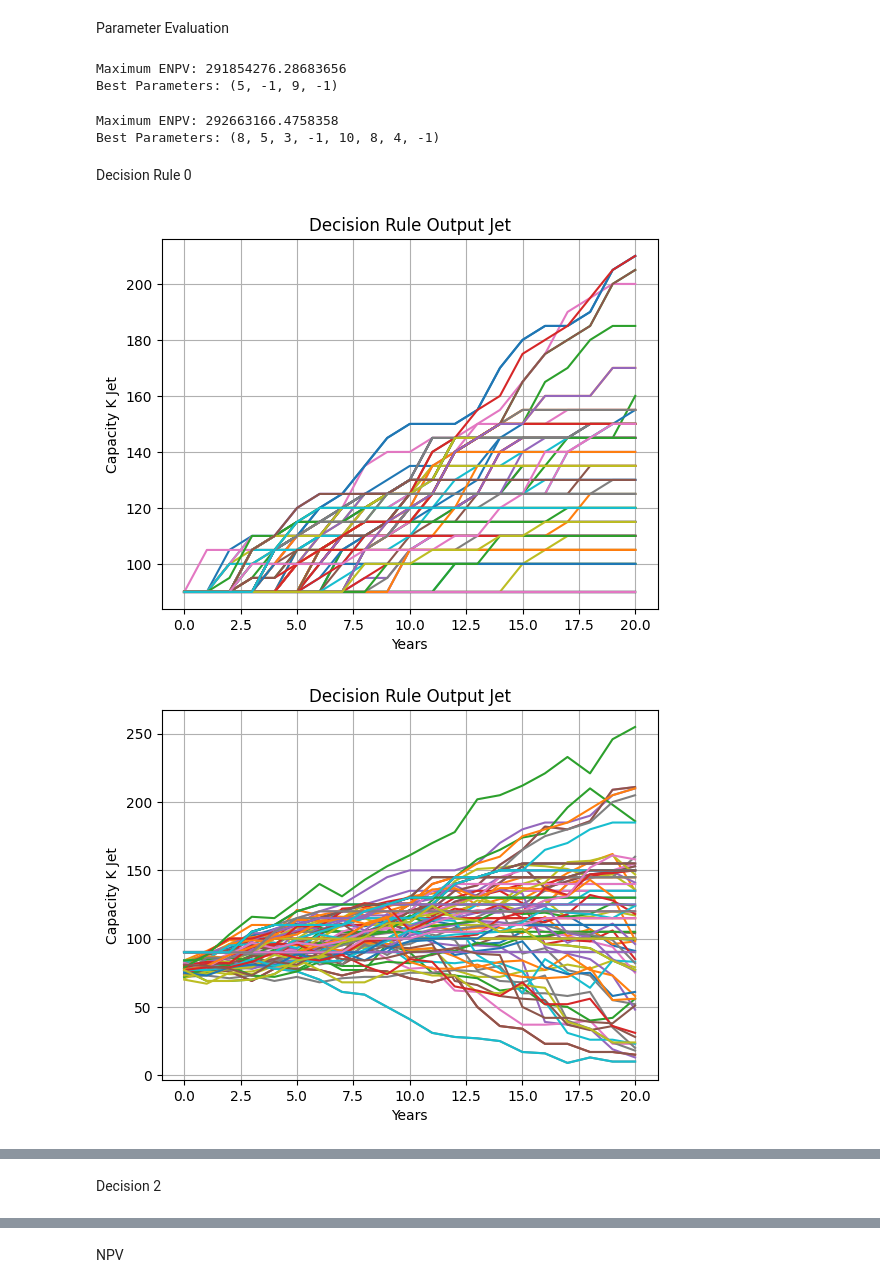
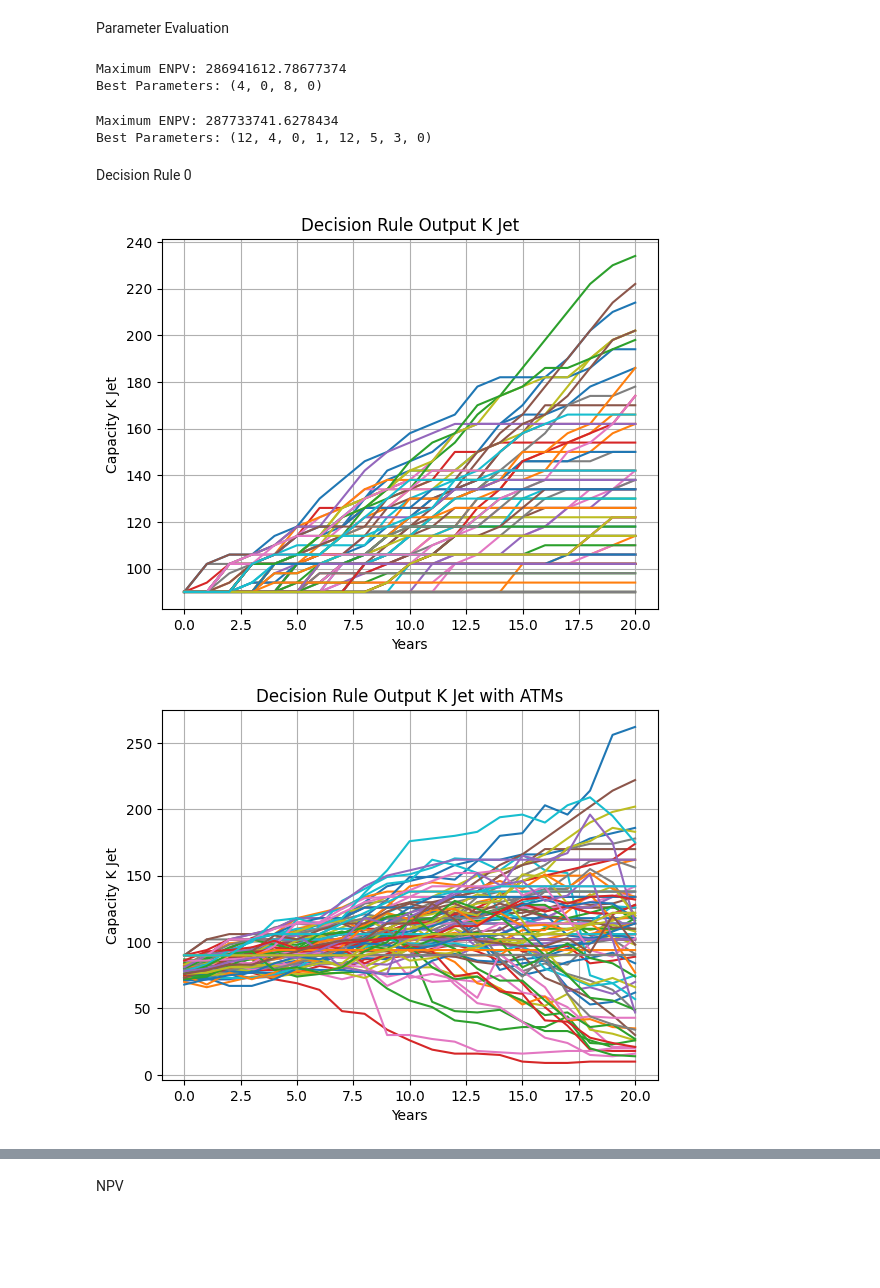
Before and after one commit to Oli767/Masterthesis, a Jupyter notebook: MT.ipynb, the cells around one changed output, grey strips where cells are left out. Saved outputs shown, nothing was run; the diff lists cells and outputs as text; code cells hidden in the pictures; blank space fills up the shorter version.

```diff
--- a/MT.ipynb
+++ b/MT.ipynb
@@ -84,7 +84,7 @@ Param = {
     "Dt0": 25000000,  # Demand at t0
     "dt": 1,  # Steptime in Years
     "Fth": 20,  # Time Horizon of Forecasts in Steptime
-    "No_Forecasts": 100,  # Number of Forecasts
+    "No_Forecasts": 1000,  # Number of Forecasts
     "No_Forecasts_plot": 100,  # Number of Forecasts to be plotted
     "mu": 0.042754330256447565,  # Average Demand growth per year
     "sigma": 0.05813761525452841,  # Volatility of Demand development per year
@@ -715,7 +715,7 @@ Parameters for Decision Rule Optimization
 Param["lower_theta"] = 0
 Param["upper_theta"] = 12
 Param["stepsize_theta"] = 1
-Param["lower_condition"] = -1
+Param["lower_condition"] = 0
 Param["upper_condition"] = 2
 Param["stepsize_condition"] = 1
 # %%
@@ -738,8 +738,8 @@ ENPV_Decision, Parameter_Decision = fn.Parameter_Evaluation(
 print("Maximum ENPV:", ENPV_Decision)
 print("Best Parameters:", Parameter_Decision)
 # %% [output]
-Maximum ENPV: 291854276.28683656
-Best Parameters: (5, -1, 9, -1)
+Maximum ENPV: 286941612.78677374
+Best Parameters: (4, 0, 8, 0)
 # %%
 # # Parameter_Evaluation
 # ENPV_Decision, Parameter_Decision = fn.Parameter_Evaluation(
@@ -762,40 +762,25 @@ ENPV_Decision_2, Parameter_Decision_2 = fn.Parameter_Evaluation(
 print("Maximum ENPV:", ENPV_Decision_2)
 print("Best Parameters:", Parameter_Decision_2)
 # %% [output]
-Maximum ENPV: 292663166.4758358
-Best Parameters: (8, 5, 3, -1, 10, 8, 4, -1)
+Maximum ENPV: 287733741.6278434
+Best Parameters: (12, 4, 0, 1, 12, 5, 3, 0)
 # %% [markdown]
 Decision Rule 0
 # %%
 delta_K_Jet_Decision_0 = fn.Decision_Rule(
     Param, Param["K0"], d_ATM_Jet_mix, Parameter_Decision[0], Parameter_Decision[1]
 )
 K_Jet_Decision_0 = fn.Capacity_2D(Param, delta_K_Jet_Decision_0)
 fn.Scenario_plot(
-    Param, K_Jet_Decision_0, True, "Decision Rule Output Jet", "Capacity K Jet"
+    Param, K_Jet_Decision_0, True, "Decision Rule Output K Jet", "Capacity K Jet"
 )
 fn.Scenario_plot(
     Param,
     np.vstack((K_Jet_Decision_0, d_ATM_Jet)),
     True,
-    "Decision Rule Output Jet",
+    "Decision Rule Output K Jet with ATMs",
     "Capacity K Jet",
 )
-
-delta_K_LH_Decision_0 = fn.Decision_Rule(
-    Param, Param["K0_LH"], d_ATM_LH_mix, Parameter_Decision[2], Parameter_Decision[3]
-)
-K_LH_Decision_0 = fn.Capacity_2D(Param, delta_K_LH_Decision_0, True)
-fn.Scenario_plot(
-    Param, K_LH_Decision_0, True, "Decision Rule Output LH", "Capacity K LH"
-)
-fn.Scenario_plot(
-    Param,
-    np.vstack((K_LH_Decision_0, d_ATM_LH)),
-    True,
-    "Decision Rule Output LH",
-    "Capacity K LH",
-)
 # %% [output]
-[figure, old version]
+[figure, new version]
-[figure, old version]
+[figure, new version]
@@ -804,2 +786,0 @@ fn.Scenario_plot(
-# %% [markdown]
-Decision 2
```
Also changed, not shown: parts of 21 cells of this notebook, 1 other file.
